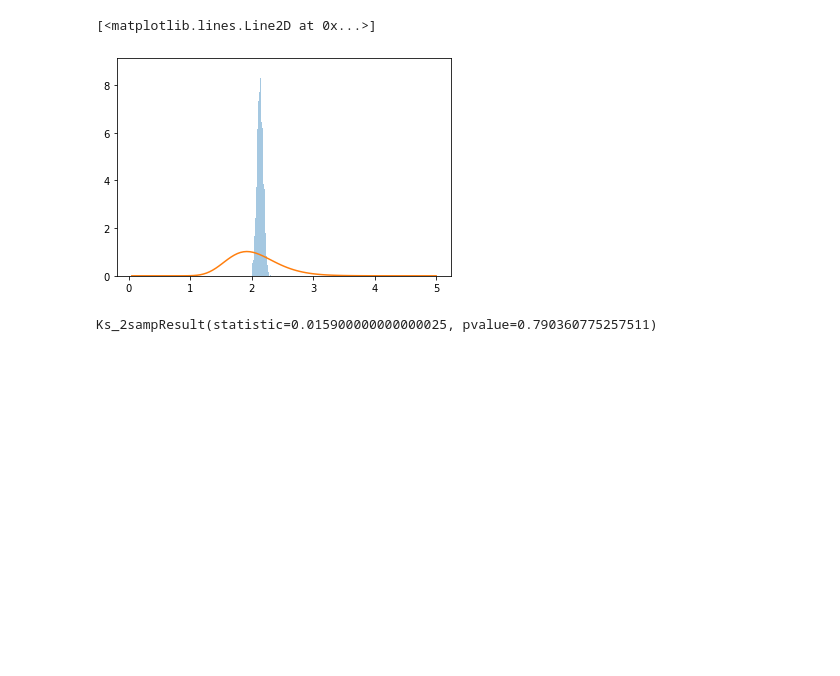
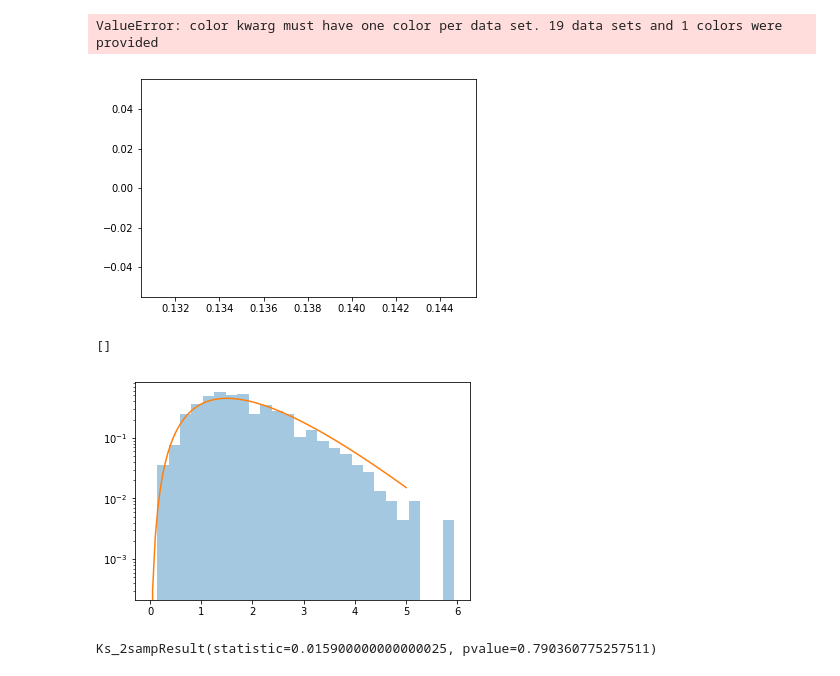
Before and after one commit to specktakel/hierarchical_nu, a Jupyter notebook: sandbox/sampling_bias.ipynb, the cells around one changed output. Saved outputs shown, nothing was run; the diff lists cells and outputs as text; code cells hidden in the pictures; blank space fills up the shorter version.

```diff
--- a/sandbox/sampling_bias.ipynb
+++ b/sandbox/sampling_bias.ipynb
@@ -70,11 +90,22 @@ ax = pm.plot_posterior(trace)
+# %%
+sns.distplot(np.log10(trace["e_true"]), kde=False, label="e_true_smpl")
+sns.distplot(np.log10(e_true_det), kde=False, label="e_true")
+plt.semilogy()
+plt.legend()
+# %% [output]
+ValueError: color kwarg must have one color per data set. 19 data sets and 1 colors were provided
+[figure, added]
 # %%
-sns.distplot(trace["e_true"], kde=False, norm_hist=True)
+sns.distplot(trace["alpha"], kde=False, norm_hist=True)
 #plt.plot(xs, np.exp(model.e_true.distribution.logp(xs).eval()))
-plt.plot(xs, np.exp(pm.Lognormal.dist(mu=np.log(mu), sd=sigma).logp(xs).eval()))
+#plt.plot(xs, np.exp(pm.Lognormal.dist(mu=np.log(mu), sd=sigma).logp(xs).eval()))
+xs = np.linspace(0, 5, 100)
+plt.plot(xs, np.exp(pm.Gamma.dist(mu=2, sd=1).logp(xs)).eval())
 #pm.traceplot(trace, priors=[, None])
+plt.semilogy()
 # %% [output]
-[<matplotlib.lines.Line2D at 0x...>]
+[]
-[figure, old version]
+[figure, new version]
 # %%
 stats.ks_2samp(trace["e_true"], e_true)
 # %% [output]
```
Also changed, not shown: parts of 9 cells of this notebook.
